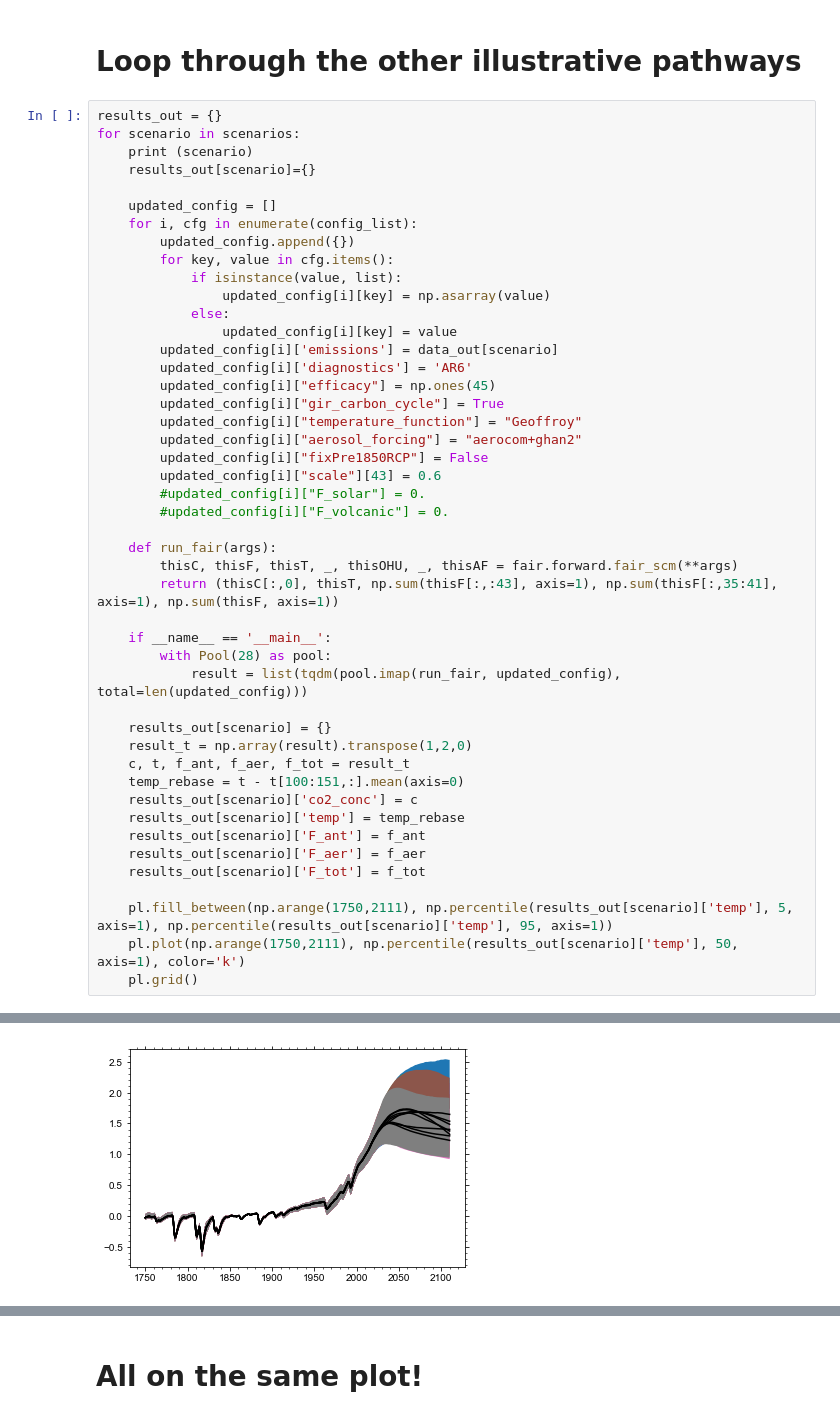
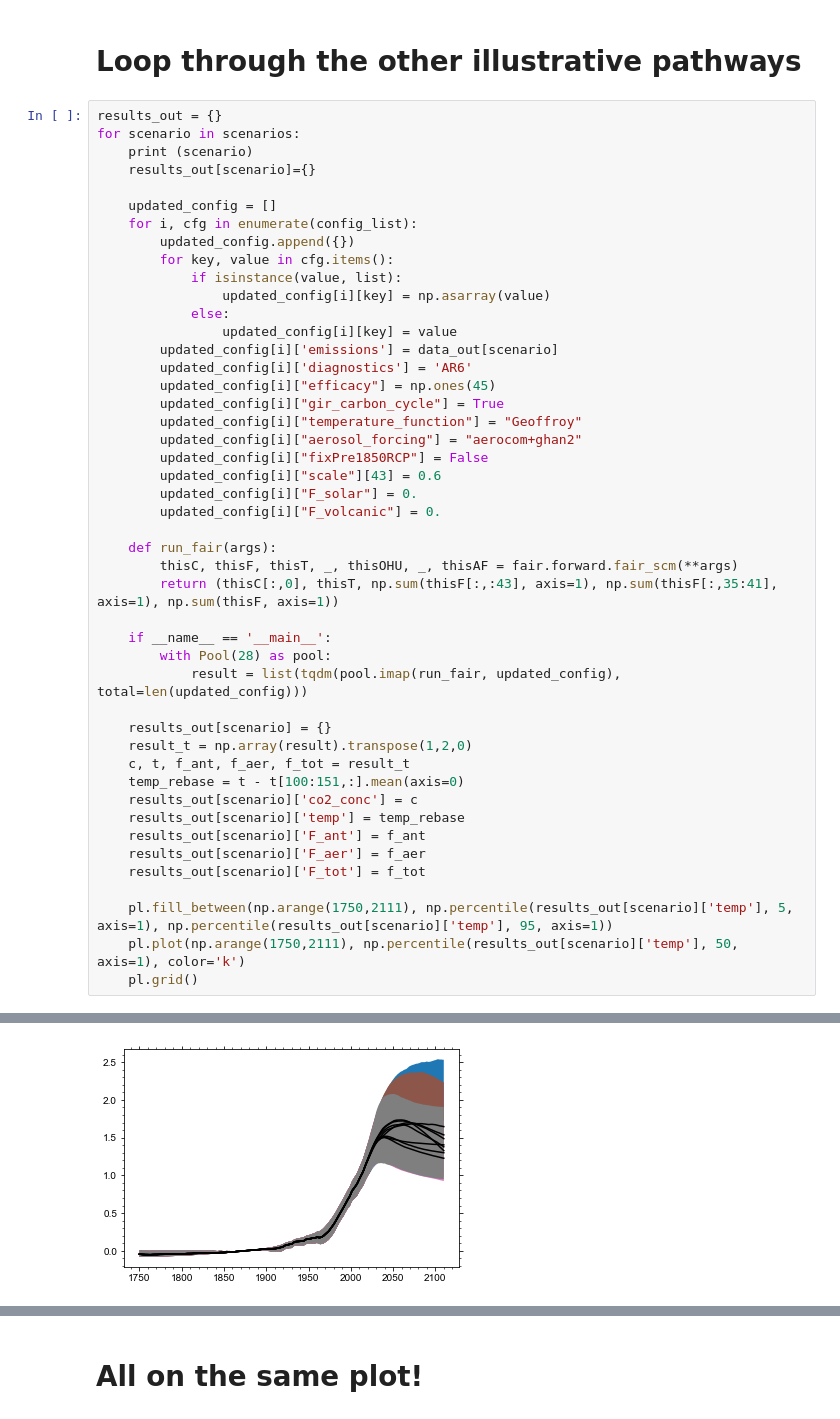
Before and after one commit to camillamathison/FaIR-Spice, a Jupyter notebook: notebooks/run-fair-ar6-illusPath.ipynb, the cells around one changed output, grey strips where cells are left out. Cells and saved outputs as stored; diff of their text form.

```diff
--- a/notebooks/run-fair-ar6-illusPath.ipynb
+++ b/notebooks/run-fair-ar6-illusPath.ipynb
@@ -413,40 +413,40 @@ for scenario in scenarios:
         updated_config[i]["aerosol_forcing"] = "aerocom+ghan2"
         updated_config[i]["fixPre1850RCP"] = False
         updated_config[i]["scale"][43] = 0.6
-        #updated_config[i]["F_solar"] = 0.
-        #updated_config[i]["F_volcanic"] = 0.
+        updated_config[i]["F_solar"] = 0.
+        updated_config[i]["F_volcanic"] = 0.
 
     def run_fair(args):
         thisC, thisF, thisT, _, thisOHU, _, thisAF = fair.forward.fair_scm(**args)
         return (thisC[:,0], thisT, np.sum(thisF[:,:43], axis=1), np.sum(thisF[:,35:41], axis=1), np.sum(thisF, axis=1))
 
     if __name__ == '__main__':
         with Pool(28) as pool:
             result = list(tqdm(pool.imap(run_fair, updated_config), total=len(updated_config)))
 
     results_out[scenario] = {}
     result_t = np.array(result).transpose(1,2,0)
     c, t, f_ant, f_aer, f_tot = result_t
     temp_rebase = t - t[100:151,:].mean(axis=0)
     results_out[scenario]['co2_conc'] = c
     results_out[scenario]['temp'] = temp_rebase
     results_out[scenario]['F_ant'] = f_ant
     results_out[scenario]['F_aer'] = f_aer
     results_out[scenario]['F_tot'] = f_tot
 
     pl.fill_between(np.arange(1750,2111), np.percentile(results_out[scenario]['temp'], 5, axis=1), np.percentile(results_out[scenario]['temp'], 95, axis=1))
     pl.plot(np.arange(1750,2111), np.percentile(results_out[scenario]['temp'], 50, axis=1), color='k')
     pl.grid()
 # %% [output]
 CO_Bridge
 DeepElec_SSP2_ HighRE_Budg900
 EN_INDCi2030_500f
 EN_NPi2020_400f_lowBECCS
 EN_NPi2020_900f
 SSP2_openres_lc_50
 SusDev_SDP-PkBudg1000
 LowEnergyDemand_1.3_IPCC
-[figure, old version]
+[figure, new version]
 # %%
 for scenario in scenarios:
     print (scenario)
```
Also changed, not shown: parts of 9 cells of this notebook, 1 other file.
